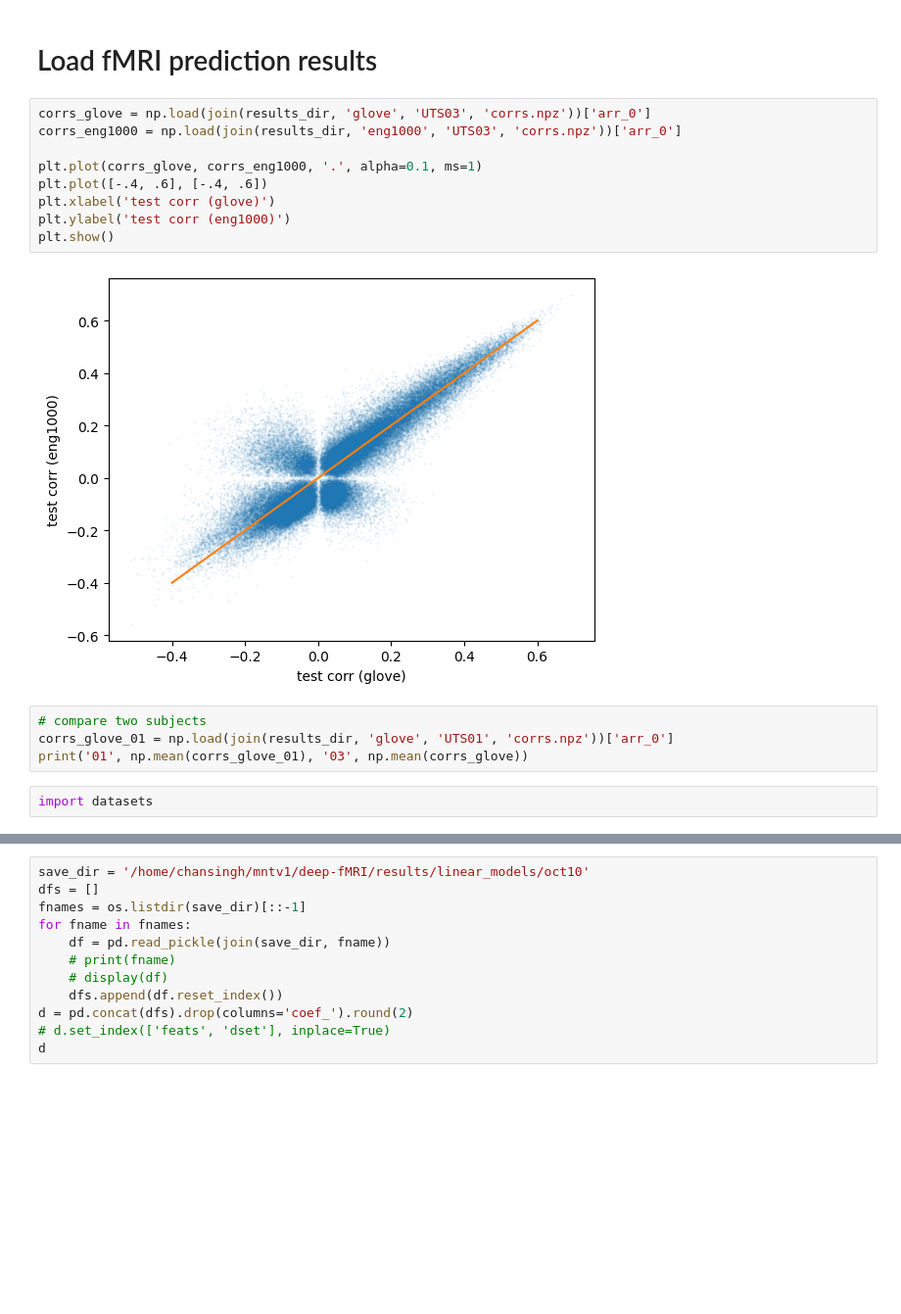
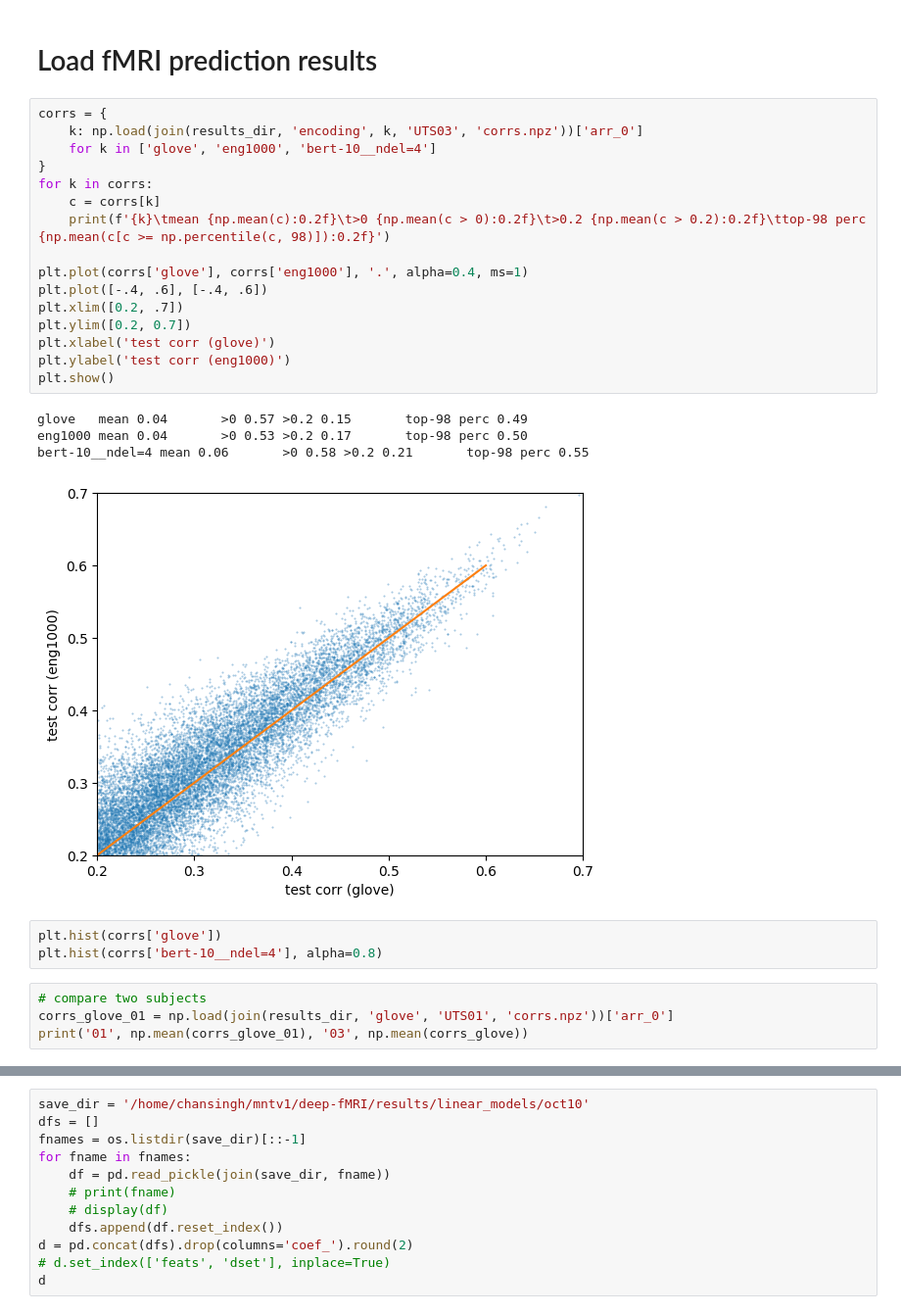
Before and after one commit to microsoft/augmented-interpretable-models, a Jupyter notebook: experimental/fmri/03_basic_model_extract.ipynb, the cells around one changed output, grey strips where cells are left out. Shown: that part at 98% size. Cells and saved outputs as stored; diff of their text form; blank space fills up the shorter version.

```diff
--- a/experimental/fmri/03_basic_model_extract.ipynb
+++ b/experimental/fmri/03_basic_model_extract.ipynb
@@ -27,20 +28,31 @@ The autoreload extension is already loaded. To reload it, use:
   %reload_ext autoreload
 # %% [markdown]
 # Load fMRI prediction results
-# %%
-corrs_glove = np.load(join(results_dir, 'glove', 'UTS03', 'corrs.npz'))['arr_0']
-corrs_eng1000 = np.load(join(results_dir, 'eng1000', 'UTS03', 'corrs.npz'))['arr_0']
-
-plt.plot(corrs_glove, corrs_eng1000, '.', alpha=0.1, ms=1)
-plt.plot([-.4, .6], [-.4, .6])
-plt.xlabel('test corr (glove)')
-plt.ylabel('test corr (eng1000)')
-plt.show()
-# %% [output]
-[figure, removed]
+# %%
+corrs = {
+    k: np.load(join(results_dir, 'encoding', k, 'UTS03', 'corrs.npz'))['arr_0']
+    for k in ['glove', 'eng1000', 'bert-10__ndel=4']
+}
+for k in corrs:
+    c = corrs[k]
+    print(f'{k}\tmean {np.mean(c):0.2f}\t>0 {np.mean(c > 0):0.2f}\t>0.2 {np.mean(c > 0.2):0.2f}\ttop-98 perc {np.mean(c[c >= np.percentile(c, 98)]):0.2f}')
+
+plt.plot(corrs['glove'], corrs['eng1000'], '.', alpha=0.4, ms=1)
+plt.plot([-.4, .6], [-.4, .6])
+plt.xlim([0.2, .7])
+plt.ylim([0.2, 0.7])
+plt.xlabel('test corr (glove)')
+plt.ylabel('test corr (eng1000)')
+plt.show()
+# %% [output]
+glove   mean 0.04       >0 0.57 >0.2 0.15       top-98 perc 0.49
+eng1000 mean 0.04       >0 0.53 >0.2 0.17       top-98 perc 0.50
+bert-10__ndel=4 mean 0.06       >0 0.58 >0.2 0.21       top-98 perc 0.55
+[figure, added]
+# %%
+plt.hist(corrs['glove'])
+plt.hist(corrs['bert-10__ndel=4'], alpha=0.8)
 # %%
 # compare two subjects
 corrs_glove_01 = np.load(join(results_dir, 'glove', 'UTS01', 'corrs.npz'))['arr_0']
 print('01', np.mean(corrs_glove_01), '03', np.mean(corrs_glove))
-# %%
-import datasets
```
Also changed, not shown: parts of 8 cells of this notebook.
